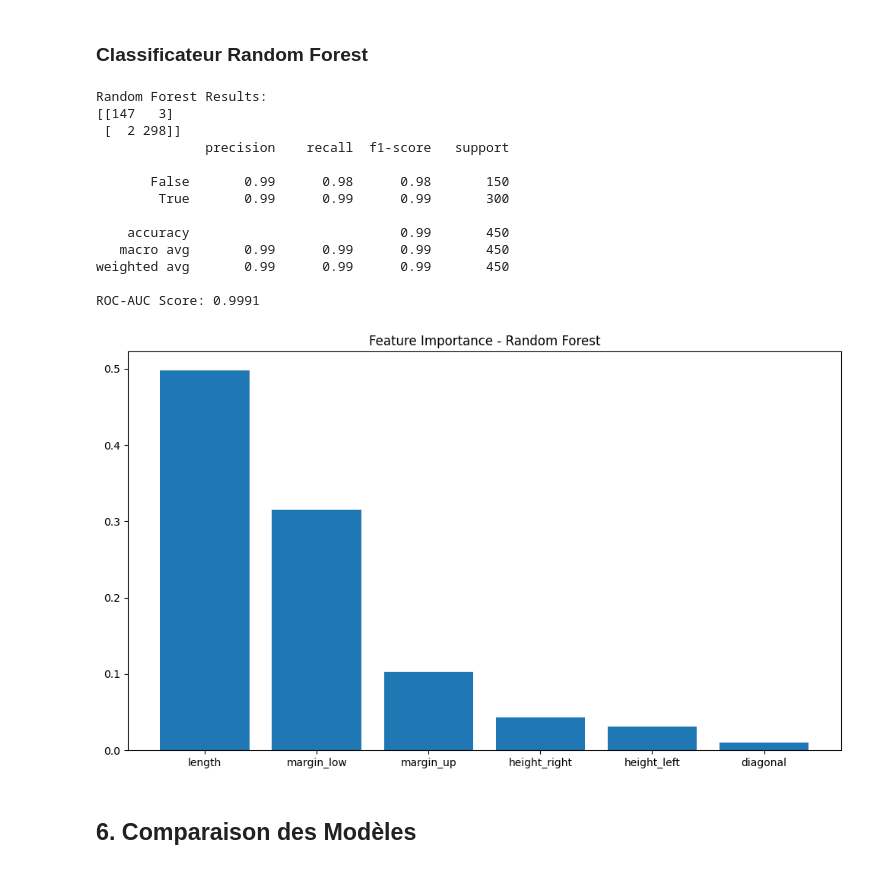
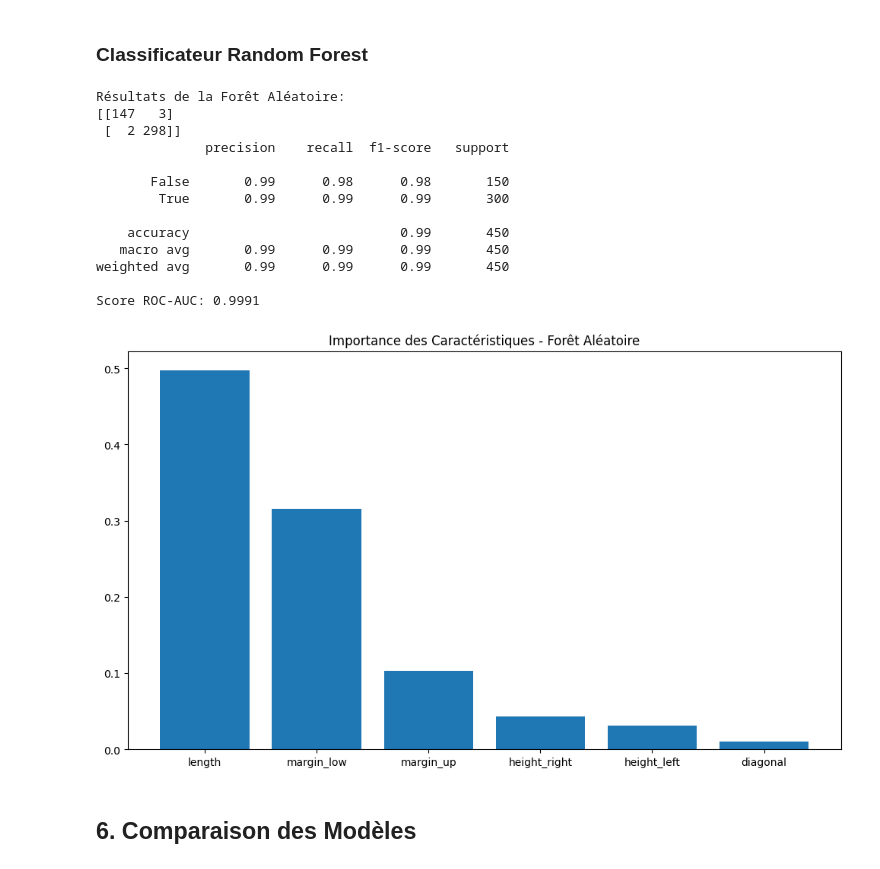
Before and after one commit to makokuzii/Detectez-des-faux-billets-avec-Python, a Jupyter notebook: main.ipynb, the cells around one changed output. Drawn from its saved outputs; the diff is of its cells as text; code cells hidden in the pictures.

```diff
--- a/main.ipynb
+++ b/main.ipynb
@@ -323,35 +289,0 @@ Best K according to Silhouette Score: 2 with score 0.3433
-# %%
-# Detailed Silhouette plots for each k value
-fig, axes = plt.subplots(2, 2, figsize=(14, 10))
-axes = axes.flatten()
-
-for idx, k in enumerate([2, 3, 4, 5]):
-    kmeans = KMeans(n_clusters=k, random_state=42, n_init=10)
-    cluster_labels = kmeans.fit_predict(X_train)
-    silhouette_avg = silhouette_score(X_train, cluster_labels)
-    sample_silhouette_values = silhouette_samples(X_train, cluster_labels)
-
-    ax = axes[idx]
-    y_lower = 10
-
-    for i in range(k):
-        ith_cluster_silhouette_values = sample_silhouette_values[cluster_labels == i]
-        ith_cluster_silhouette_values.sort()
-
-        size_cluster_i = ith_cluster_silhouette_values.shape[0]
-        y_upper = y_lower + size_cluster_i
-
-        ax.fill_betweenx(np.arange(y_lower, y_upper),
-                         0, ith_cluster_silhouette_values,
-                         alpha=0.7)
-        y_lower = y_upper + 10
-
-    ax.set_xlabel('Silhouette Coefficient Values', fontsize=10)
-    ax.set_ylabel('Cluster Label', fontsize=10)
-    ax.set_title(f'Silhouette Plot for k={k}\n(Avg Score: {silhouette_avg:.3f})', fontsize=11, fontweight='bold')
-    ax.axvline(x=silhouette_avg, color='red', linestyle='--', label=f'Average: {silhouette_avg:.3f}')
-    ax.set_yticks([])
-    ax.legend()
-
-plt.tight_layout()
-plt.show()
@@ -472,44 +402,44 @@ ROC-AUC Score: 0.9960
 # %% [markdown]
 ### Classificateur Random Forest
 # %%
-# Algorithme 4 : Random Forest
+# Algorithme 4 : Forêt Aléatoire
 from sklearn.ensemble import RandomForestClassifier
 
 rf = RandomForestClassifier(n_estimators=100, random_state=42, n_jobs=-1)
 rf.fit(X_train, y_train)
 y_pred_rf = rf.predict(X_test)
 y_pred_proba_rf = rf.predict_proba(X_test)[:, 1]
 
-print("Random Forest Results:")
+print("Résultats de la Forêt Aléatoire:")
 print(confusion_matrix(y_test, y_pred_rf))
 print(classification_report(y_test, y_pred_rf))
-print(f"ROC-AUC Score: {roc_auc_score(y_test, y_pred_proba_rf):.4f}")
+print(f"Score ROC-AUC: {roc_auc_score(y_test, y_pred_proba_rf):.4f}")
 
 # Importance des caractéristiques
 importances = rf.feature_importances_
 indices = np.argsort(importances)[::-1]
 
 plt.figure(figsize=(10, 6))
-plt.title('Feature Importance - Random Forest')
+plt.title('Importance des Caractéristiques - Forêt Aléatoire')
 plt.bar(range(len(importances)), importances[indices])
 plt.xticks(range(len(importances)), [X.columns[i] for i in indices], rotation=0)
 plt.tight_layout()
 plt.show()
 # %% [output]
-Random Forest Results:
+Résultats de la Forêt Aléatoire:
 [[147   3]
  [  2 298]]
               precision    recall  f1-score   support
 
        False       0.99      0.98      0.98       150
         True       0.99      0.99      0.99       300
 
     accuracy                           0.99       450
    macro avg       0.99      0.99      0.99       450
 weighted avg       0.99      0.99      0.99       450
 
-ROC-AUC Score: 0.9991
+Score ROC-AUC: 0.9991
-[figure, old version]
+[figure, new version]
 # %% [markdown]
 ## 6. Comparaison des Modèles
 # %%
```
Also changed, not shown: parts of 11 cells of this notebook, 6 other files.
